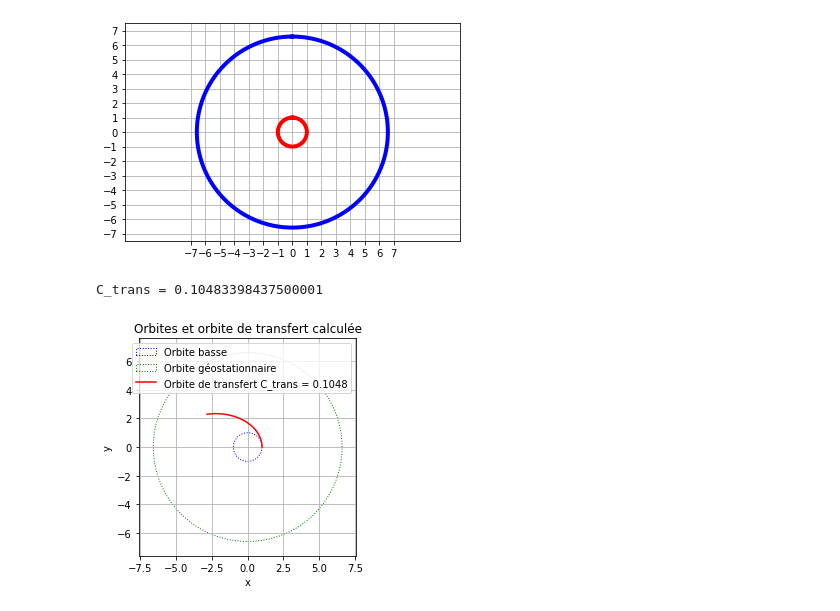
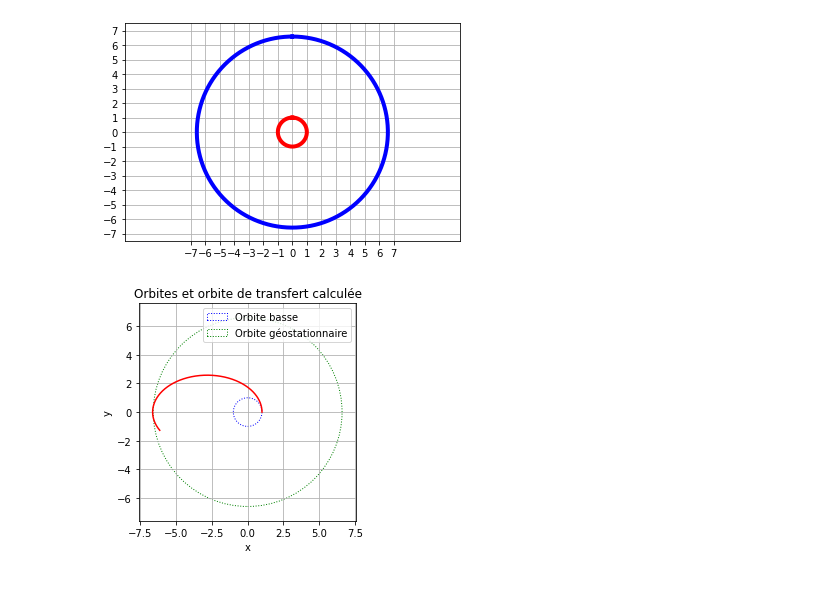
Before and after one commit to Goublie/DL-Dubus-Erba, a Jupyter notebook: DL_6.ipynb, the cells around one changed output. Cells and saved outputs as stored; diff of their text form; code cells hidden in the pictures.

```diff
--- a/DL_6.ipynb
+++ b/DL_6.ipynb
@@ -416,20 +416,3 @@ plt.axis([-7.5,7.5,-7.5,7.5]) # valeurs limites des axes
 # %% [output]
 (-7.5, 7.5, -7.5, 7.5)
 [figure]
-# %%
-def find_C_trans(liste_y0, t, r_geo, tol=0.01):
-    C_min, C_max = 0.1, 10.0
-    while C_max - C_min > tol:
-        C_mid = (C_min + C_max) / 2
-        sol = odeint(sat, liste_y0, t)
-        r = sol[:, 0]
-        if np.max(r) > r_geo:
-            C_max = C_mid
-        else:
-            C_min = C_mid
-    return (C_min + C_max) / 2
-
-C_trans = find_C_trans(liste_y0, t, r_geo)
-print(f'C_trans = {C_trans}')
-# %% [output]
-C_trans = 0.10483398437500001
@@ -436,31 +436,31 @@ C_trans = 0.10483398437500001
 # %%
-C=1.3
+liste_t = np.linspace(0,30,num=1000)
 
 circle_low = plt.Circle((0, 0), 1, color='blue', fill=False, linestyle='dotted', label='Orbite basse')
 
 # Tracer l'orbite géostationnaire
 circle_geo = plt.Circle((0, 0), r_geo, color='green', fill=False, linestyle='dotted', label='Orbite géostationnaire')
 
 # Résoudre le système pour C_trans trouvé
-sol_trans = odeint(sat, liste_y0, t)
+sol_trans = odeint(sat, liste_y0, liste_t)
 r_trans = sol_trans[:, 0]
 theta_trans = sol_trans[:, 2]
 x_trans = r_trans * np.cos(theta_trans)
 y_trans = r_trans * np.sin(theta_trans)
 
 fig, ax = plt.subplots()
 ax.add_artist(circle_low)
 ax.add_artist(circle_geo)
-ax.plot(x_trans, y_trans, label=f'Orbite de transfert C_trans = {C_trans:.4f}', color='red')
+ax.plot(x_trans, y_trans, color='red')
 
 ax.set_xlim(-r_geo - 1, r_geo + 1)
 ax.set_ylim(-r_geo - 1, r_geo + 1)
 ax.set_aspect('equal')
 ax.set_xlabel('x')
 ax.set_ylabel('y')
 plt.legend()
 plt.title('Orbites et orbite de transfert calculée')
 plt.grid()
 plt.show()
 # %% [output]
-[figure, old version]
+[figure, new version]
```
Also changed, not shown: parts of 2 cells of this notebook.
